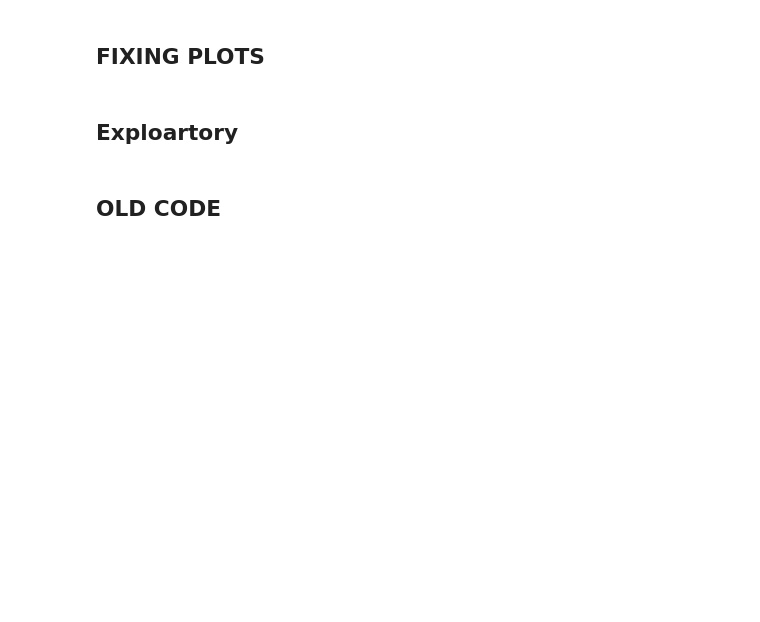
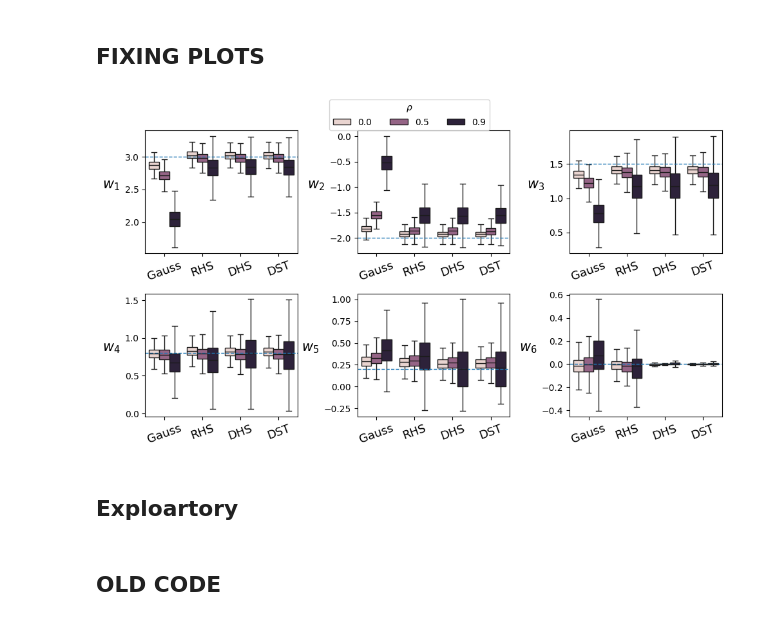
Before and after one commit to AugustArnstad/shrinkage_priors_in_BNNs, a Jupyter notebook: linreg.ipynb, the cells around one changed output. Drawn from its saved outputs; the diff is of its cells as text; code cells hidden in the pictures; blank space fills up the shorter version.

```diff
--- a/linreg.ipynb
+++ b/linreg.ipynb
@@ -479,7 +523,7 @@ import numpy as np
 coeffs_to_plot = [0, 1, 2, 3, 4, 5]   # β1,…,β6
 rows, cols = 2, 3
 
-fig, axes = plt.subplots(rows, cols, figsize=(12, 8), sharey=False)
+fig, axes = plt.subplots(rows, cols, figsize=(10, 8), sharey=False)
 axes = axes.flatten()
 
 for idx, j in enumerate(coeffs_to_plot):
@@ -492,39 +536,42 @@ for idx, j in enumerate(coeffs_to_plot):
         categories=["Gauss", "RHS", "DHS", "DST"], #, "BHS", "BST"],
         ordered=True,
     )
     df_j["rho"] = df_j["rho"].astype(float)
 
     sns.boxplot(
         data=df_j,
         x="model",
         y="beta",
         hue="rho",
         ax=ax,
         showfliers=False,
     )
 
     # true beta line
     beta_true_j = df_j["beta_true"].iloc[0]
     ax.axhline(beta_true_j, linestyle="--", linewidth=1)
 
     ax.set_xlabel("")
-    ax.set_ylabel(r"$w$", fontsize=10)
-    ax.set_title(fr"$w_{{{j+1}}}$", fontsize=11)
-    ax.tick_params(axis="x", rotation=20)
+    ax.set_ylabel(fr"$w_{{{j+1}}}$", fontsize=15, rotation=0, labelpad=15)
+    #ax.set_title(fr"$w_{{{j+1}}}$", fontsize=11)
+    ax.tick_params(axis="x", rotation=20, labelsize=13)
 
 # remove extra axes if any
 for k in range(len(coeffs_to_plot), len(axes)):
     axes[k].axis("off")
 
 # one legend for the whole figure
 handles, labels = axes[0].get_legend_handles_labels()
-fig.legend(handles, labels, title=r"$\rho$", loc="upper center", bbox_to_anchor=(0.5, 0.955), ncol=3)
+fig.legend(handles, labels, title=r"$\rho$", loc="upper center", bbox_to_anchor=(0.5, 1.0), ncol=3)
 for ax in axes:
     ax.get_legend().remove()
 
-fig.suptitle(r"Posterior distributions of $w_j$ by prior and correlation $\rho$", fontsize=13)
-fig.tight_layout(rect=[0, 0, 1, 0.95])
+#fig.suptitle(r"Posterior distributions of $w_j$ by prior and correlation $\rho$", fontsize=13)
+fig.tight_layout(rect=[0, 0.3, 1, 0.95])
+fig.savefig("figures_for_use_in_paper/w_distribution.pdf", bbox_inches="tight")
 plt.show()
+# %% [output]
+[figure, added]
 # %% [markdown]
 ## Exploartory
 # %%
```
Also changed, not shown: parts of 5 cells of this notebook, 23 other files.
